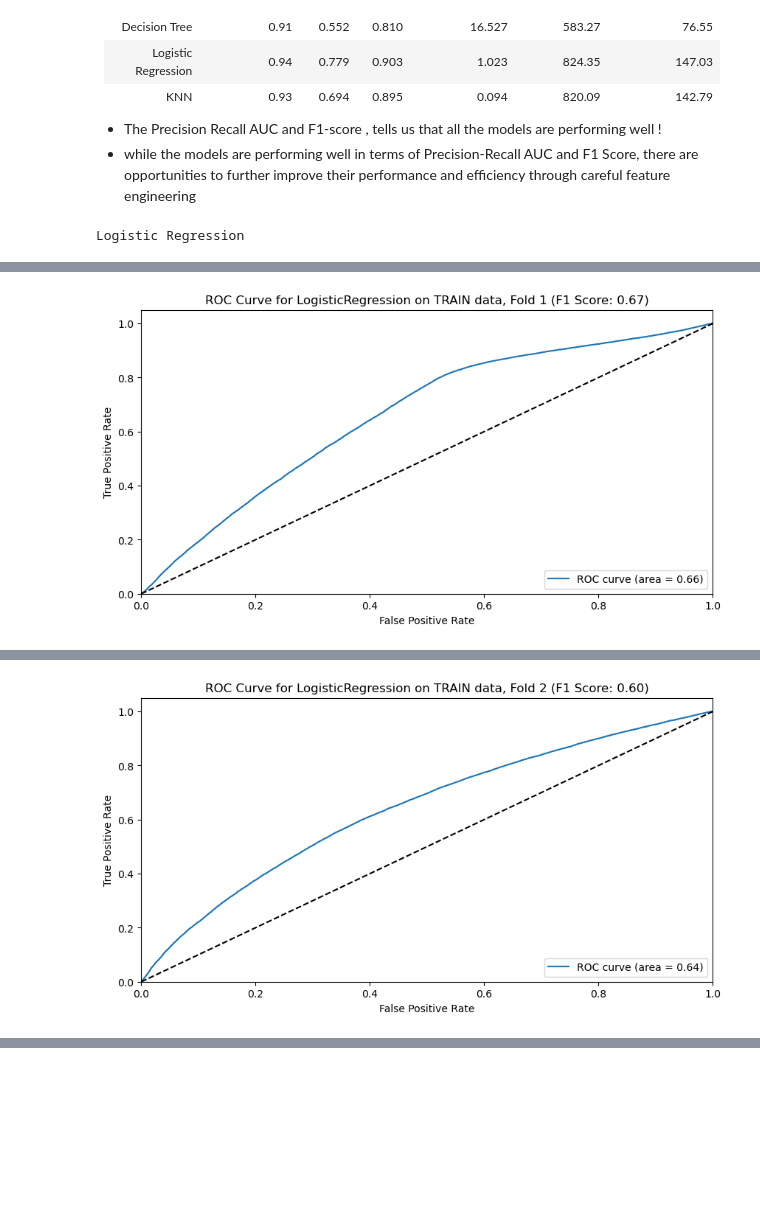
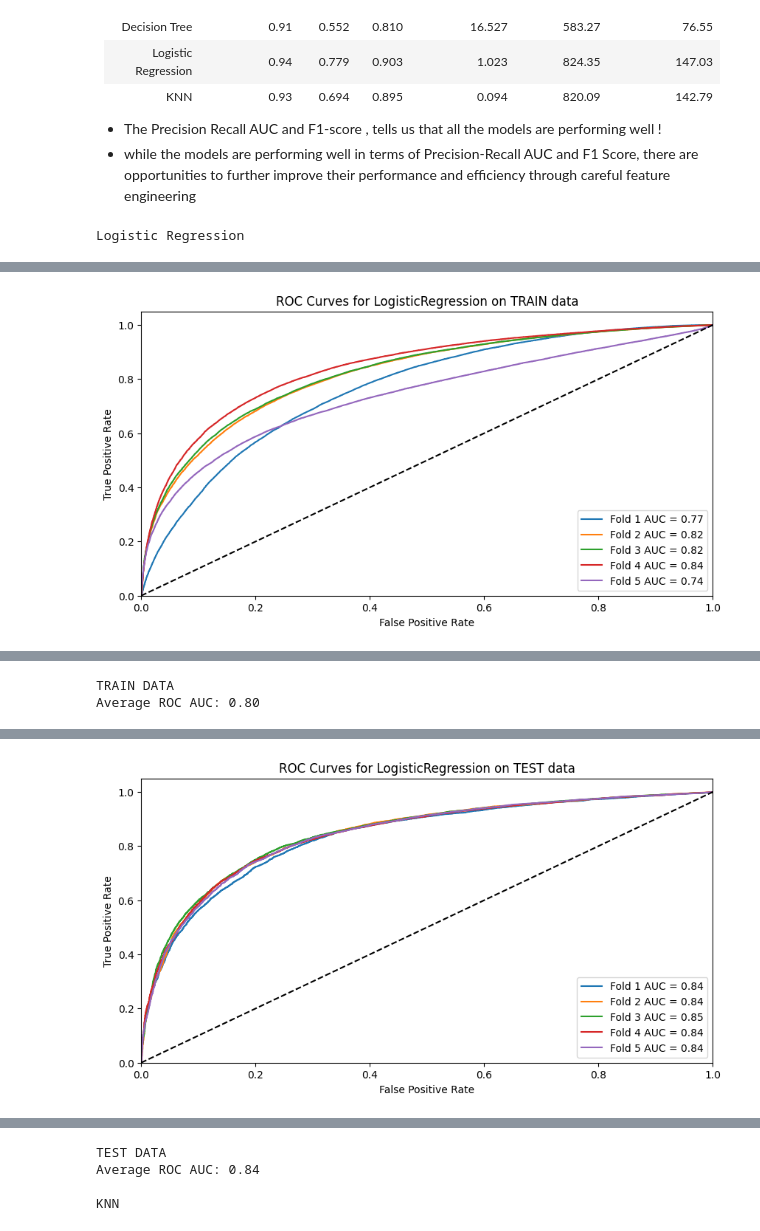
Before and after one commit to Abhibhi-03/Financial-Risk-Assessment, a Jupyter notebook: A1_Milestone1.ipynb, the cells around one changed output, grey strips where cells are left out. Saved outputs shown, nothing was run; the diff lists cells and outputs as text; code cells hidden in the pictures; blank space fills up the shorter version.

```diff
--- a/A1_Milestone1.ipynb
+++ b/A1_Milestone1.ipynb
@@ -293,7 +266,17 @@ knn_f1_scores = cross_val_score(knn_classifier, X_train_scaled, y_train, cv=5, s
 print("KNN CV F1 Score:", knn_f1_scores.mean())
 
 knn_auc_scores = cross_val_score(knn_classifier, X_train_scaled, y_train, cv=5, scoring='roc_auc')
-print("KNN CV ROC_
+print("KNN CV ROC_AUC:", knn_auc_scores.mean())
 
-      AUC:", knn_auc_scores.mean())
+# Train KNN classifier on the entire training set for accuracy score and confusion matrix
+knn_classifier.fit(X_train_scaled, y_train)
+train_preds = knn_classifier.predict(X_train_scaled)
+
+# Accuracy score
+accuracy = accuracy_score(y_train, train_preds)
+print("Accuracy:", accuracy)
+
+# Confusion matrix
+cm = confusion_matrix(y_train, train_preds)
+print("Confusion matrix:", cm, sep="\n")
 # %% [output]
@@ -512,63 +499,49 @@ X_test_smaller, X_validation, y_test_smaller, y_validation = train_test_split(
     X_test, y_test, test_size=0.5, random_state=42
 )
 # %%
+
 def evaluate_model(model, X_train, y_train, X_test, y_test, scaler=None):
     metrics = {}
-    model_name = type(model).__name__  # Get the name of the model
+    model_name = type(model).__name__
 
-    # If a scaler is provided, use it to scale the data
     if scaler is not None:
         X_train = scaler.fit_transform(X_train)
-        X_test = scaler.transform(X_test)  # Note the use of transform here, not fit_transform
+        X_test = scaler.transform(X_test)
 
-    # Initialize StratifiedKFold to preserve the percentage of samples for each class
     cv = StratifiedKFold(n_splits=5)
 
     for (X, y, data_type) in [(X_train, y_train, 'train'), (X_test, y_test, 'test')]:
+        plt.figure(figsize=(10, 5))
+        auc_scores = []
+
         for fold, (train_idx, test_idx) in enumerate(cv.split(X, y)):
-            # Use .iloc for pandas DataFrame to select data by position
             X_train_fold, y_train_fold = X.iloc[train_idx], y.iloc[train_idx]
             X_test_fold, y_test_fold = X.iloc[test_idx], y.iloc[test_idx]
 
-            # Fit the model on the fold's training data
+
             model.fit(X_train_fold, y_train_fold)
-            # Predict on the fold's test data
-            y_pred = model.predict(X_test_fold)
-            # Get the probability estimates for the positive class
             y_proba = model.predict_proba(X_test_fold)[:, 1] if hasattr(model, 'predict_proba') else model.decision_function(X_test_fold)
 
-            # Calculate metrics
+            fpr, tpr, _ = roc_curve(y_test_fold, y_proba)
             roc_auc = roc_auc_score(y_test_fold, y_proba)
-            f1 = f1_score(y_test_fold, y_pred)
-            precision, recall, _ = precision_recall_curve(y_test_fold, y_proba)
-            pr_auc = auc(recall, precision)
+            auc_scores.append(roc_auc)
 
-            # Store metrics
-            metrics[f'{data_type}_fold_{fold+1}_roc_auc'] = roc_auc
-            metrics[f'{data_type}_fold_{fold+1}_pr_auc'] = pr_auc
-            metrics[f'{data_type}_fold_{fold+1}_f1'] = f1
+            plt.plot(fpr, tpr, label=f'Fold {fold+1} AUC = {roc_auc:.2f}')
 
-            # Plot ROC Curve for the fold
-            fpr, tpr, _ = roc_curve(y_test_fold, y_proba)
-            plt.figure(figsize=(10, 5))
-            plt.plot(fpr, tpr, label=f'ROC curve (area = {roc_auc:.2f})')
-            plt.plot([0, 1], [0, 1], 'k--')  # Random predictions curve
-            plt.xlim([0.0, 1.0])
-            plt.ylim([0.0, 1.05])
-            plt.xlabel('False Positive Rate')
-            plt.ylabel('True Positive Rate')
-            plt.title(f'ROC Curve for {model_name} on {data_type.upper()} data, Fold {fold+1} (F1 Score: {f1:.2f})')
-            plt.legend(loc="lower right")
-            plt.show()
+        plt.plot([0, 1], [0, 1], 'k--')
+        plt.xlim([0.0, 1.0])
+        plt.ylim([0.0, 1.05])
+        plt.xlabel('False Positive Rate')
+        plt.ylabel('True Positive Rate')
+        plt.title(f'ROC Curves for {model_name} on {data_type.upper()} data')
+        plt.legend(loc="lower right")
+        plt.show()
 
-            print(f"{data_type.upper()} DATA, Fold {fold+1}")
-            print(classification_report(y_test_fold, y_pred))
-            print(f"ROC AUC: {roc_auc:.2f}")
-            print(f"PR AUC: {pr_auc:.2f}")
-            print(f"F1 Score: {f1:.2f}\n")
+        print(f"{data_type.upper()} DATA")
+        print(f"Average ROC AUC: {np.mean(auc_scores):.2f}\n")
+        metrics[data_type + '_auc'] = np.mean(auc_scores)
 
     return metrics
-
 # Evaluate the Logistic Regression model, KNN, LDA and Decision Trees
 print("Logistic Regression")
 Logistic_model_metrics = evaluate_model(logistic_classifier,X_train,y_train, X_validation, y_validation)
@@ -583 +573 @@ Logistic Regression
-[figure, old version]
+[figure, new version]
@@ -596,0 +574,2 @@ F1 Score: 0.67
+TRAIN DATA
+Average ROC AUC: 0.80
@@ -597 +593 @@ F1 Score: 0.67
-[figure, old version]
+[figure, new version]
@@ -610,0 +594,4 @@ F1 Score: 0.60
+TEST DATA
+Average ROC AUC: 0.84
+
+KNN
```
Also changed, not shown: parts of 19 cells of this notebook.
